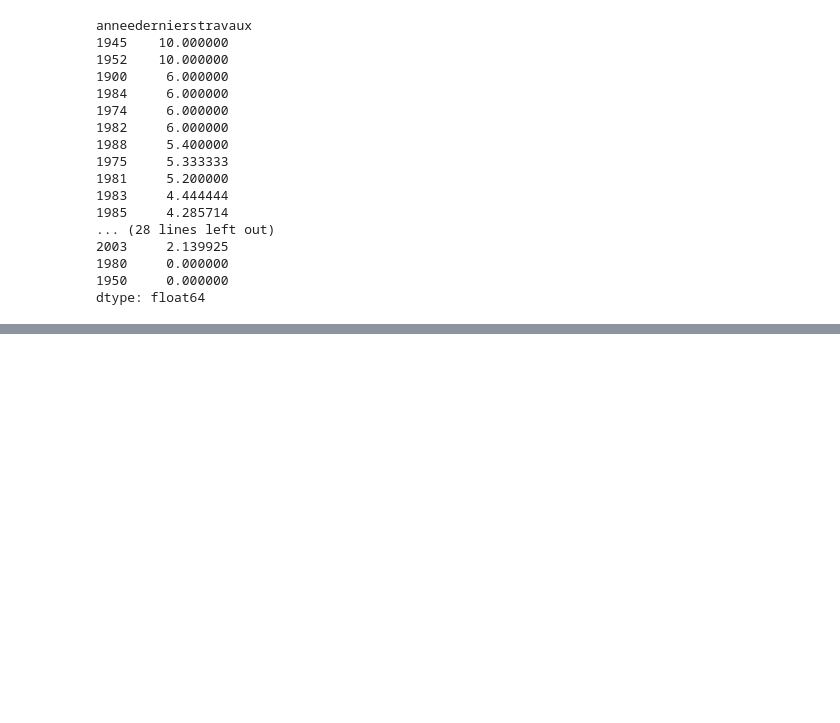
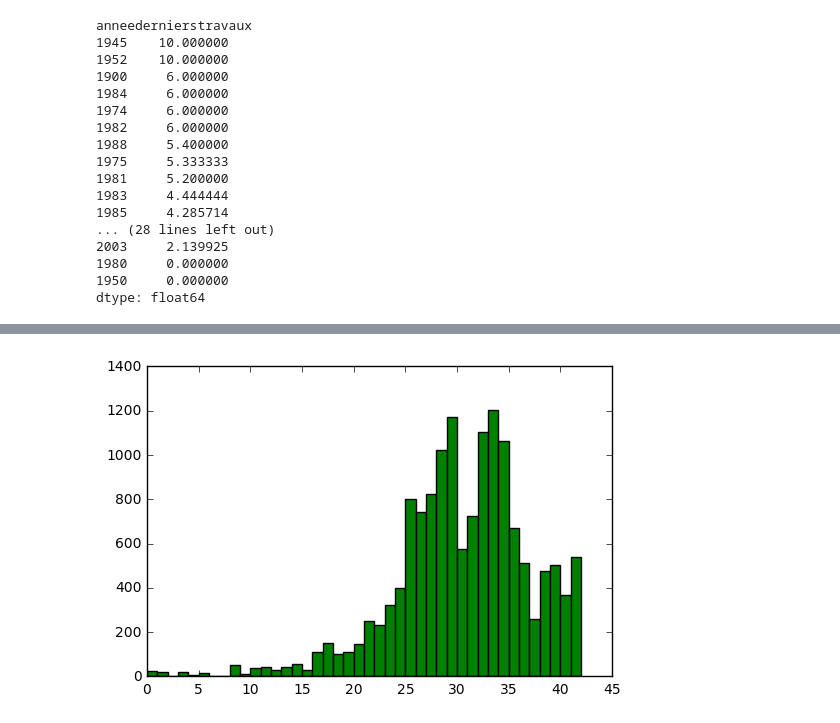
Before and after one commit to assitanDiarra/Python, a Jupyter notebook: routes.ipynb, the cells around one changed output, grey strips where cells are left out. Saved outputs shown, nothing was run; the diff lists cells and outputs as text; code cells hidden in the pictures; blank space fills up the shorter version.

```diff
--- a/routes.ipynb
+++ b/routes.ipynb
@@ -114,0 +159,8 @@ dtype: float64
+# %%
+x=range(42)
+height= total_epaisseur_par_annee
+width=1
+plt.bar(x, height, width, color='g' )
+plt.show()
+# %% [output]
+[figure, added]
```
Also changed, not shown: parts of 4 cells of this notebook.
